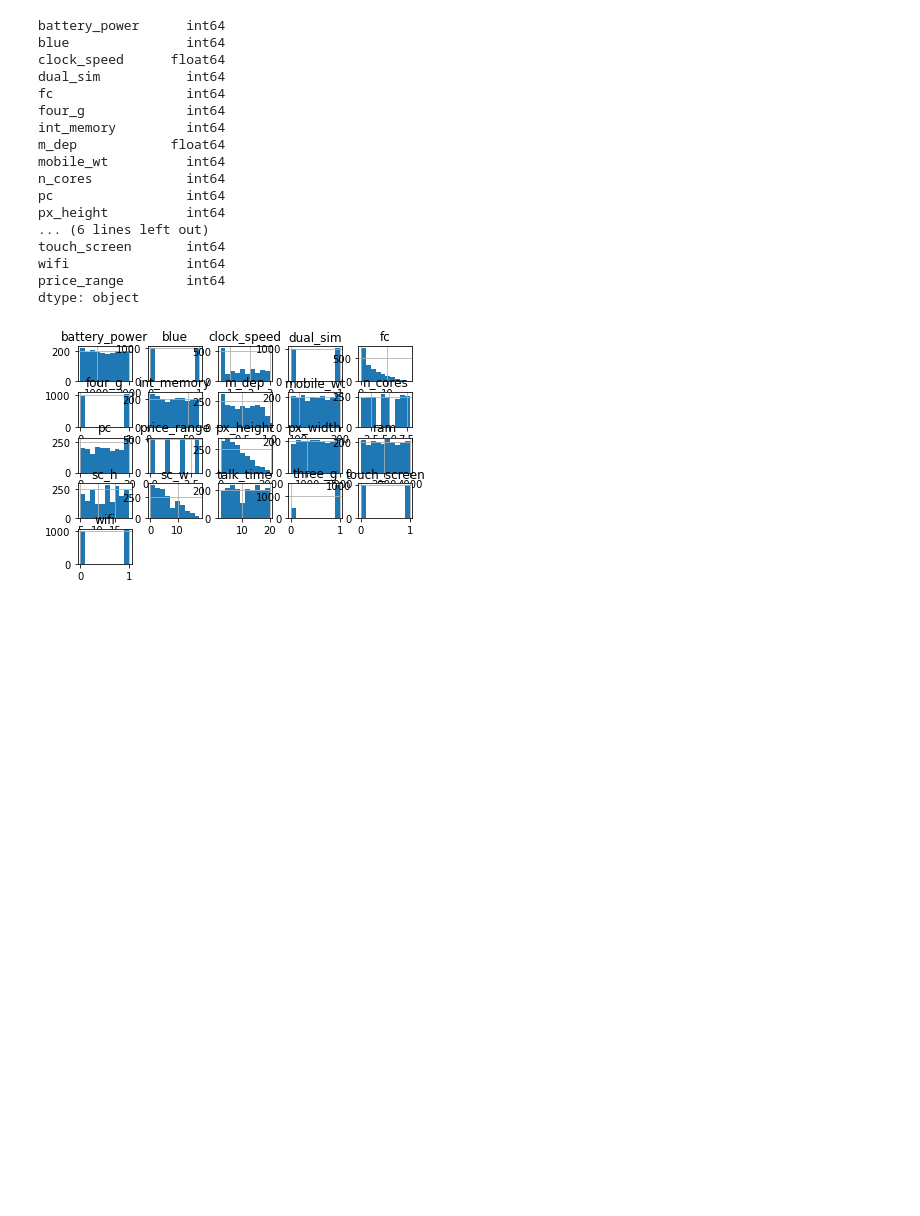
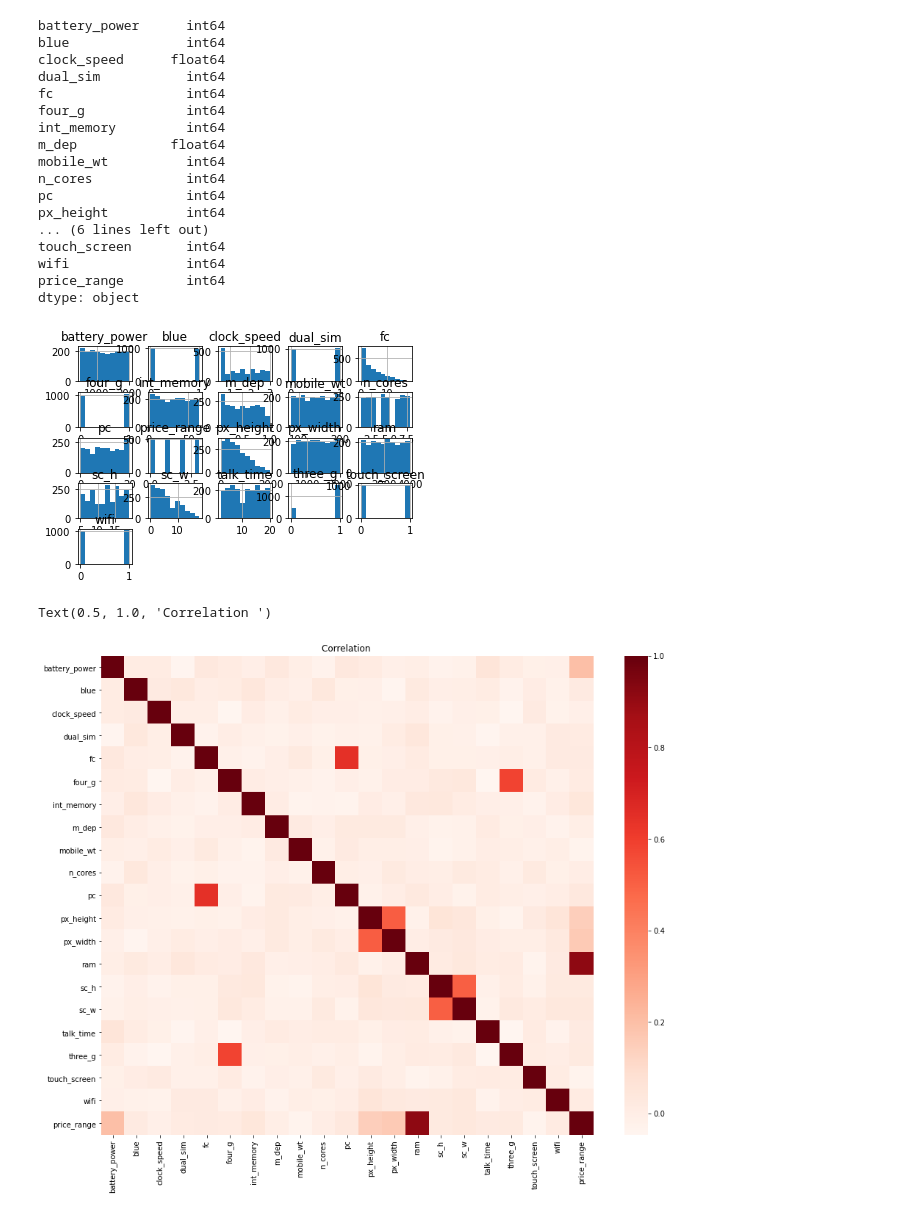
Before and after one commit to marciovbrazil/unisinos, a Jupyter notebook: trabalho-machine-learning/trabalho-machine-learning.ipynb, the cells around one changed output. Cells and saved outputs as stored; diff of their text form; code cells hidden in the pictures; blank space fills up the shorter version.

```diff
--- a/trabalho-machine-learning/trabalho-machine-learning.ipynb
+++ b/trabalho-machine-learning/trabalho-machine-learning.ipynb
@@ -88,3 +88,15 @@ dados.hist()
 plt.show()
 # %% [output]
 [figure]
+# %%
+#cópia do notebook: https://www.kaggle.com/gulsahdemiryurek/mobile-price-classification-with-svm#4--PREDICTION-VISUALIZATION
+
+
+import seaborn as sns
+corr=dados.corr()
+fig = plt.figure(figsize=(15,12))
+r = sns.heatmap(corr, cmap='Reds')
+r.set_title("Correlação")
+# %% [output]
+Text(0.5, 1.0, 'Correlation ')
+[figure, added]
```
Also changed, not shown: parts of 24 cells of this notebook.
